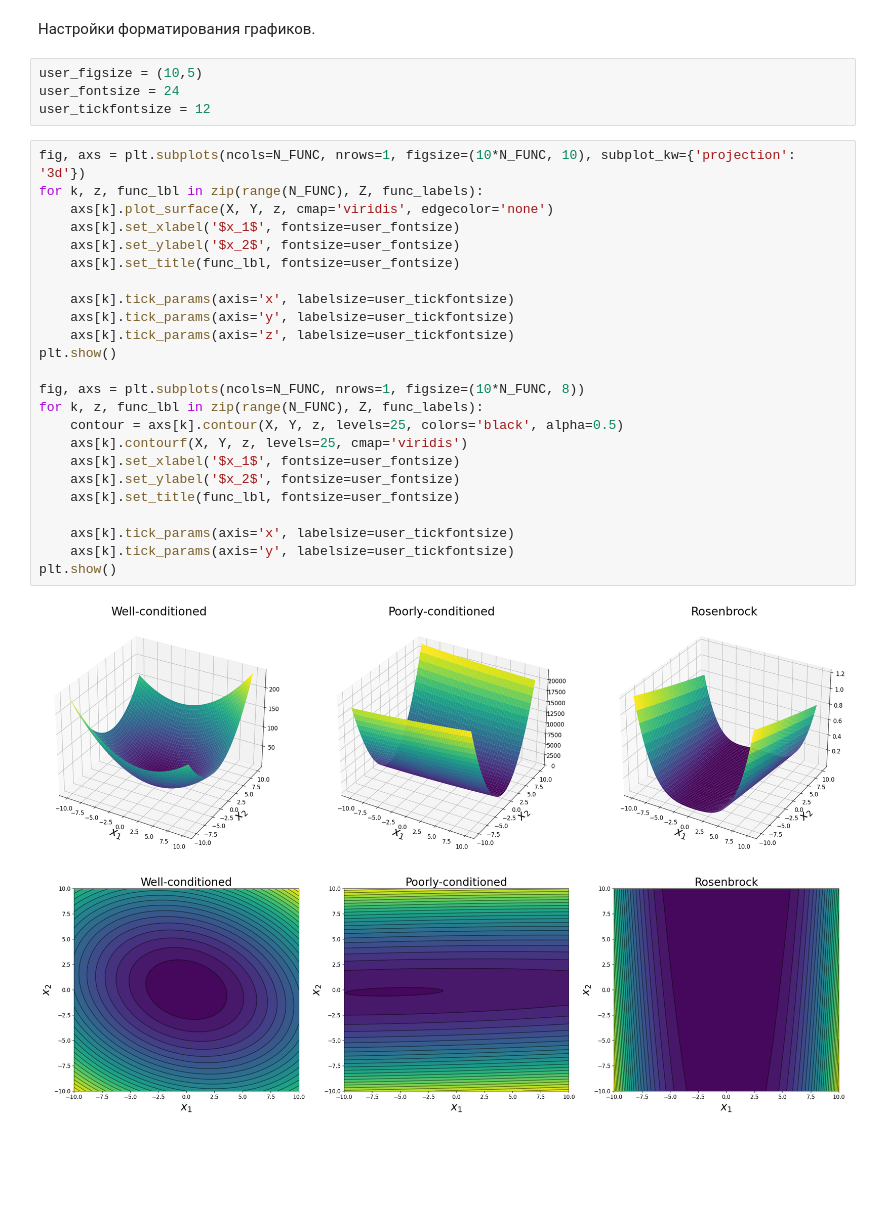
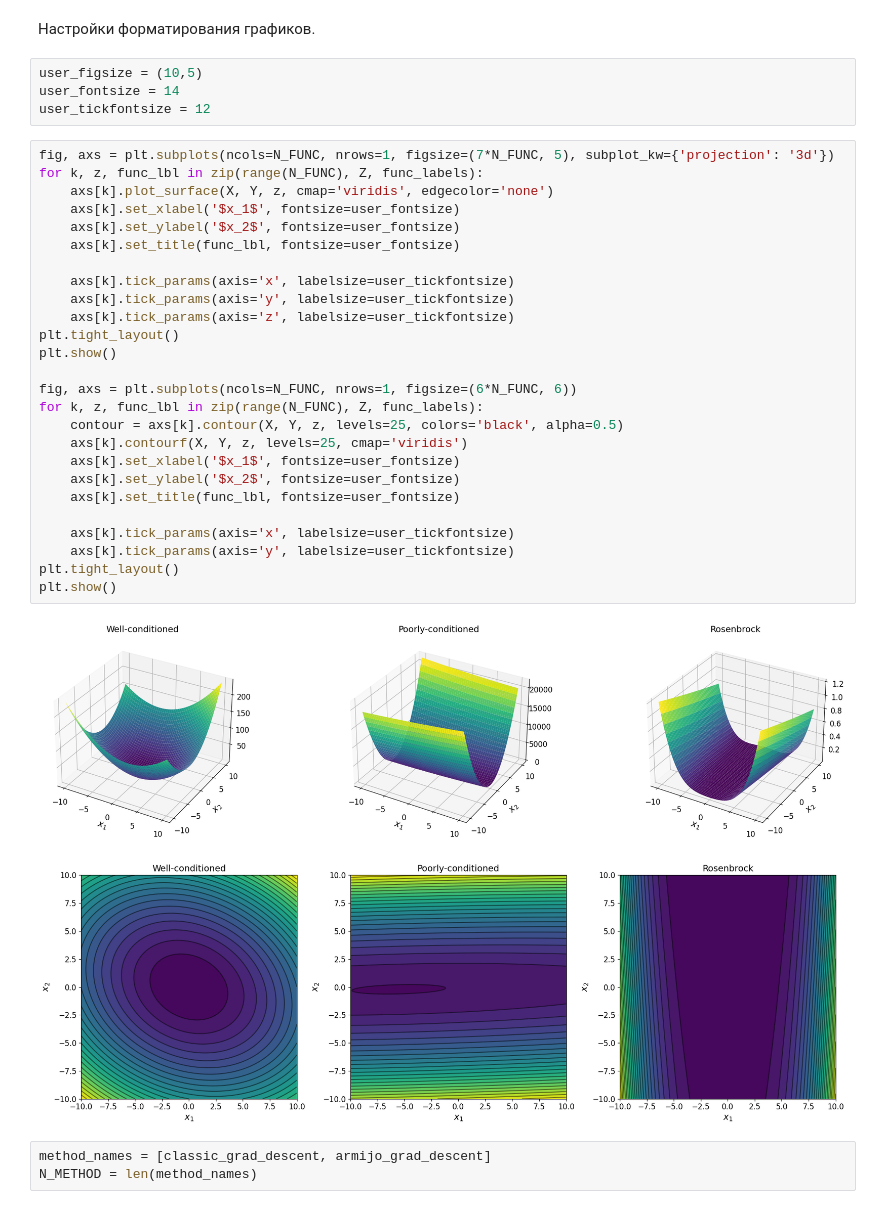
Before and after one commit to romangorbunov91/classic_grad, a Jupyter notebook: plots.ipynb, the cells around one changed output. Drawn from its saved outputs; the diff is of its cells as text; blank space fills up the shorter version.

```diff
--- a/plots.ipynb
+++ b/plots.ipynb
@@ -38,32 +41,37 @@ for k, func in enumerate(func_names):
 Настройки форматирования графиков.
 # %%
 user_figsize = (10,5)
-user_fontsize = 24
+user_fontsize = 14
 user_tickfontsize = 12
 # %%
-fig, axs = plt.subplots(ncols=N_FUNC, nrows=1, figsize=(10*N_FUNC, 10), subplot_kw={'projection': '3d'})
+fig, axs = plt.subplots(ncols=N_FUNC, nrows=1, figsize=(7*N_FUNC, 5), subplot_kw={'projection': '3d'})
 for k, z, func_lbl in zip(range(N_FUNC), Z, func_labels):
     axs[k].plot_surface(X, Y, z, cmap='viridis', edgecolor='none')
     axs[k].set_xlabel('$x_1$', fontsize=user_fontsize)
     axs[k].set_ylabel('$x_2$', fontsize=user_fontsize)
     axs[k].set_title(func_lbl, fontsize=user_fontsize)
 
     axs[k].tick_params(axis='x', labelsize=user_tickfontsize)
     axs[k].tick_params(axis='y', labelsize=user_tickfontsize)
     axs[k].tick_params(axis='z', labelsize=user_tickfontsize)
+plt.tight_layout()
 plt.show()
 
-fig, axs = plt.subplots(ncols=N_FUNC, nrows=1, figsize=(10*N_FUNC, 8))
+fig, axs = plt.subplots(ncols=N_FUNC, nrows=1, figsize=(6*N_FUNC, 6))
 for k, z, func_lbl in zip(range(N_FUNC), Z, func_labels):
     contour = axs[k].contour(X, Y, z, levels=25, colors='black', alpha=0.5)
     axs[k].contourf(X, Y, z, levels=25, cmap='viridis')
     axs[k].set_xlabel('$x_1$', fontsize=user_fontsize)
     axs[k].set_ylabel('$x_2$', fontsize=user_fontsize)
     axs[k].set_title(func_lbl, fontsize=user_fontsize)
 
     axs[k].tick_params(axis='x', labelsize=user_tickfontsize)
     axs[k].tick_params(axis='y', labelsize=user_tickfontsize)
+plt.tight_layout()
 plt.show()
 # %% [output]
-[figure, old version]
+[figure, new version]
-[figure, old version]
+[figure, new version]
+# %%
+method_names = [classic_grad_descent, armijo_grad_descent]
+N_METHOD = len(method_names)
```
Also changed, not shown: parts of 4 cells of this notebook, 2 other files.
